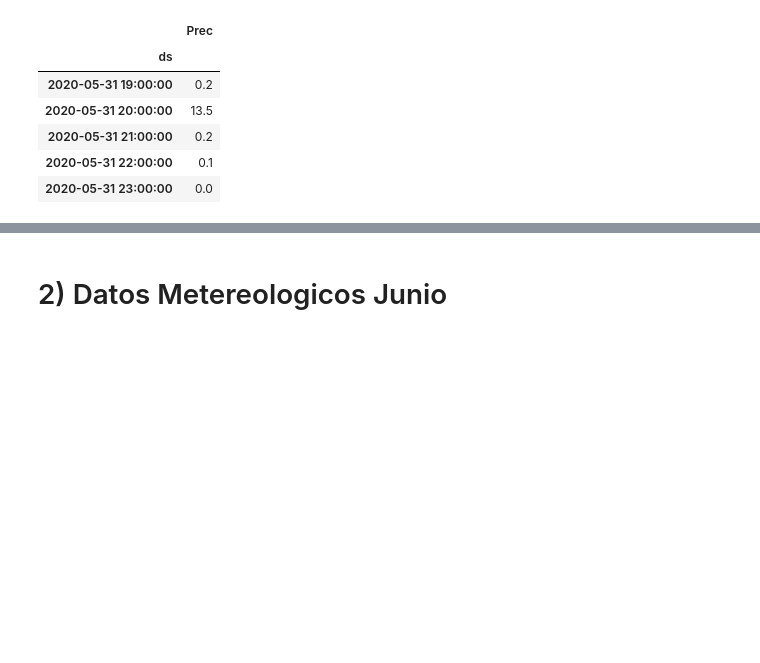
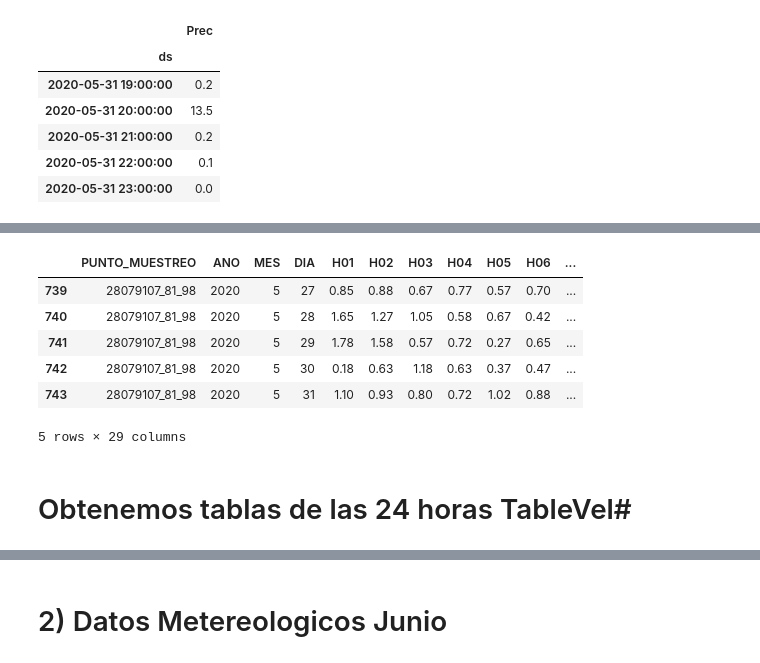
Before and after one commit to Jhonvalencia77/8vo_avance, a Jupyter notebook: Data_Metereologicos.ipynb, the cells around one changed output, grey strips where cells are left out. Drawn from its saved outputs; the diff is of its cells as text; code cells hidden in the pictures; blank space fills up the shorter version.

```diff
--- a/Data_Metereologicos.ipynb
+++ b/Data_Metereologicos.ipynb
@@ -500,0 +505,22 @@ Data_PrecMay.tail(5)
+# %%
+DataFiltrar3 = DataMeteo.loc[DataMeteo.loc[:,'ESTACION'] == 107]
+DataVel = DataFiltrar3.loc[DataFiltrar3.loc[:,'MAGNITUD'] == 81]
+DataVel = DataVel.drop(columns=['PROVINCIA','MUNICIPIO','ESTACION','MAGNITUD','V01','V02','V03','V04','V05','V06','V07','V08','V09','V10','V11','V12','V13','V14','V15','V16','V17','V18','V19','V20','V21','V22','V23','V24'])
+TableVel = DataVel
+# Convertimos los elementos de las columnas "ANO" "MES" "DIA" a string
+TableVel['ANO']= TableVel['ANO'].map(str)
+TableVel['MES']= TableVel['MES'].map(str)
+TableVel['DIA']= TableVel['DIA'].map(str)
+# Ajustamos la columna ds con (-) para posteriormente obtener un timestamp
+TableVel['ds'] = TableVel['ANO'] + '-' + TableVel['MES'] + '-' + TableVel['DIA']
+TableVel.tail(5)
+# %% [output]
+|  | PUNTO_MUESTREO | ANO | MES | DIA | H01 | H02 | H03 | H04 | H05 | H06 | ... |
+| 739 | 28079107_81_98 | 2020 | 5 | 27 | 0.85 | 0.88 | 0.67 | 0.77 | 0.57 | 0.70 | ... |
+| 740 | 28079107_81_98 | 2020 | 5 | 28 | 1.65 | 1.27 | 1.05 | 0.58 | 0.67 | 0.42 | ... |
+| 741 | 28079107_81_98 | 2020 | 5 | 29 | 1.78 | 1.58 | 0.57 | 0.72 | 0.27 | 0.65 | ... |
+| 742 | 28079107_81_98 | 2020 | 5 | 30 | 0.18 | 0.63 | 1.18 | 0.63 | 0.37 | 0.47 | ... |
+| 743 | 28079107_81_98 | 2020 | 5 | 31 | 1.10 | 0.93 | 0.80 | 0.72 | 1.02 | 0.88 | ... |
+5 rows × 29 columns
+# %% [markdown]
+# Obtenemos tablas de las 24 horas TableVel#
```
Also changed, not shown: parts of 20 cells of this notebook, 3 other files.
